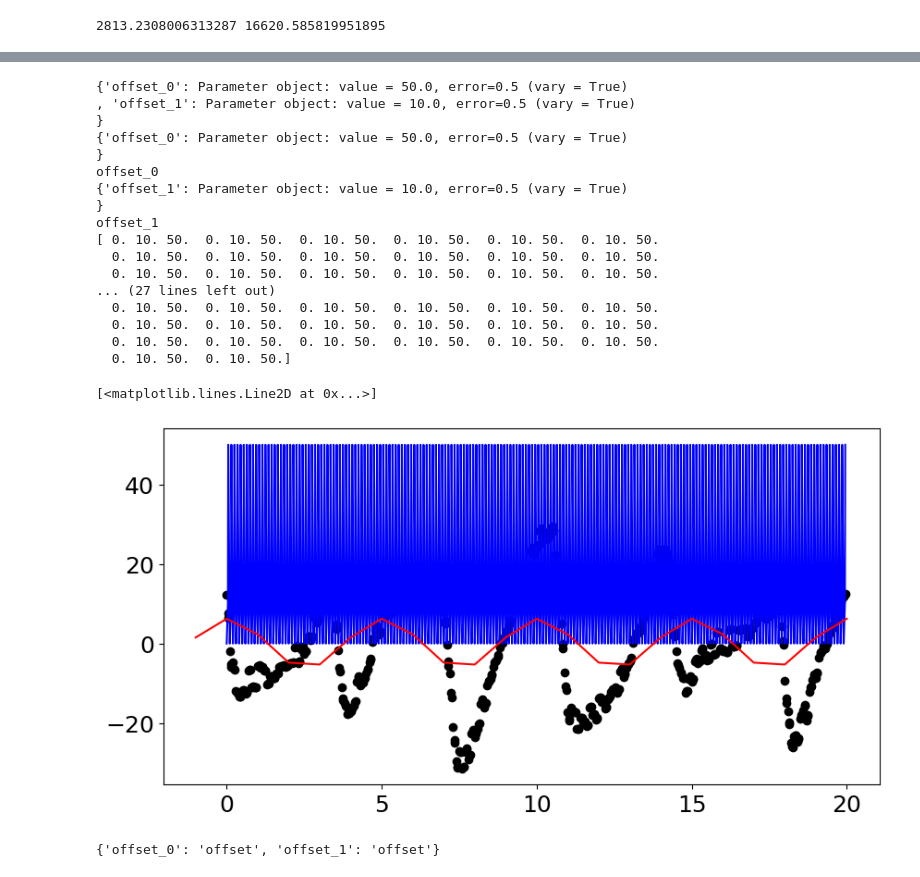
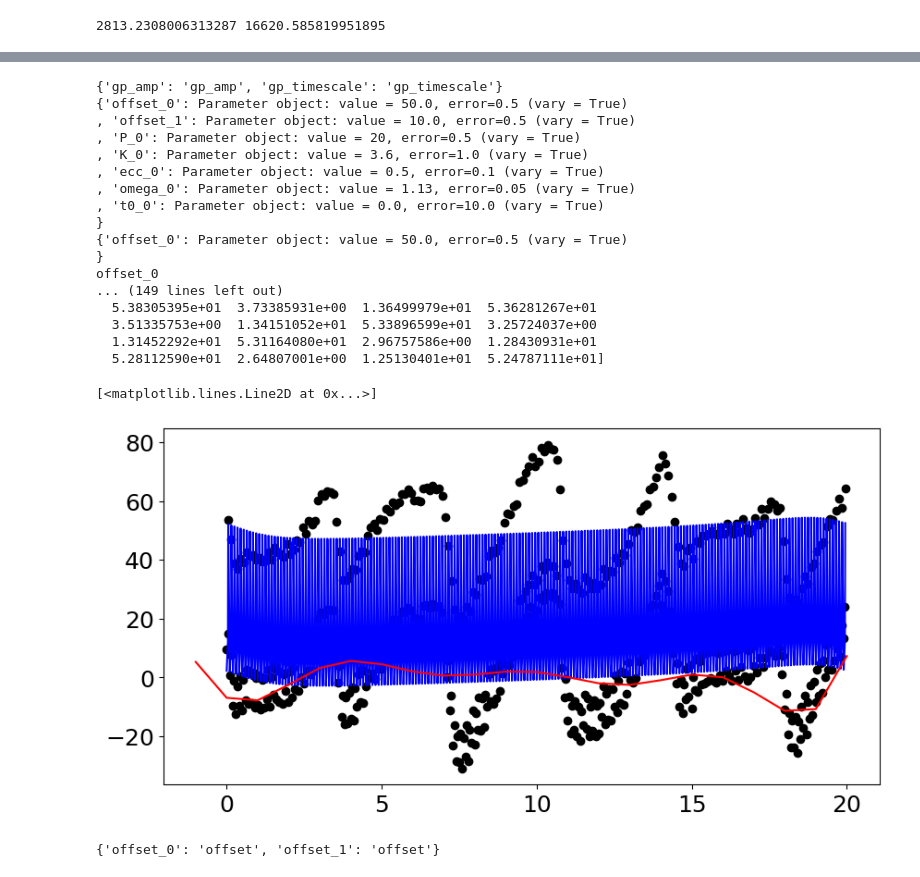
Before and after one commit to frescigno/magpy_rv, a Jupyter notebook: new_test_launcher.ipynb, the cells around one changed output, grey strips where cells are left out. Drawn from its saved outputs; the diff is of its cells as text; code cells hidden in the pictures.

Commit message:
testing the launcher for multiple models

```diff
--- a/new_test_launcher.ipynb
+++ b/new_test_launcher.ipynb
@@ -70,12 +70,12 @@ y1_err = np.ones_like(y1)*0.5
 #time1_flag = np.ones_like(time1)
 
 time2 = np.arange(0.05,20.05,0.1)
-y2 = Aerr*np.cos(time2*(Perr))+Rerr
+y2 = Aerr*np.cos(time2*(Perr))+Rerr+50
 y2_err = np.ones_like(y2)*0.5
 #time2_flag = np.zeros_like(time2)
 
 time3 = np.arange(0.04,20.04,0.1)
-y3 = Aerr*np.cos(time3*(Perr))+Rerr
+y3 = Aerr*np.cos(time3*(Perr))+Rerr+10
 y3_err = np.ones_like(y3)*0.5
 #time3_flag = np.ones_like(time3)*2
 
@@ -142,58 +142,59 @@ nu = 2. * np.arctan(np.sqrt((1.+ecc)/(1.-ecc)) * np.tan(E/2.))
 # %%
 iterations = 10000
 numb_chains = 100
-hparam = par.par_create("Cosine")
+hparam = par.par_create("Expsquared")
+print(hparam)
 hparam["gp_amp"] = par.parameter(value = 10., error = 0.5, vary = True)
-hparam["gp_per"] = par.parameter(value = 5., error = 0.5, vary = True)
+hparam["gp_timescale"] = par.parameter(value = 5., error = 0.5, vary = True)
 prior_list = []
 pri_amp = par.pri_create("gp_amp", "Uniform", [5.,15.])
 prior_list.append(pri_amp)
-pri_per = par.pri_create("gp_per", "Uniform", [0.,10.])
+pri_per = par.pri_create("gp_timescale", "Uniform", [0.,10.])
 prior_list.append(pri_per)
 
-model_list = ["Offset", "Offset"]
+model_list = ["Offset", "Offset", "Keplerian"]
 model_par = mod.mod_create(model_list)
 
-#model_par["P_0"]=par.parameter(value=4.23, error=0.5, vary=True)
-#model_par["K_0"]=par.parameter(value=55.63, error=1., vary=True)
-#model_par["ecc_0"]=par.parameter(value=0.01, error=0.1, vary=True)
-#model_par["omega_0"]=par.parameter(value=1.13, error=0.05, vary=True)
-#model_par["t0_0"]=par.parameter(value=0., error=10., vary=True)
+model_par["P_0"]=par.parameter(value=20, error=0.5, vary=True)
+model_par["K_0"]=par.parameter(value=3.6, error=1., vary=True)
+model_par["ecc_0"]=par.parameter(value=0.5, error=0.1, vary=True)
+model_par["omega_0"]=par.parameter(value=1.13, error=0.05, vary=True)
+model_par["t0_0"]=par.parameter(value=0., error=10., vary=True)
 model_par["offset_0"] = par.parameter(50., 0.5, True) # applied to np.zeros + 1 (2nd item in get_data times list)
 model_par["offset_1"] = par.parameter(10., 0.5, True) # applied ot np.zeros + 2 (3rd item in get_data times list)
 print(model_par)
 model_y = get_model(model_list, time, model_par, to_ecc=False, flags = flags)
 print(model_y)
 
-loglik = gp.GPLikelyhood(time, y, y_err, hparam, "Cosine", model_y, model_par)
+loglik = gp.GPLikelyhood(time, y, y_err, hparam, "Expsquared", model_y, model_par)
 logL = loglik.LogL(prior_list)
 xpred = np.arange(time1[0]-1., time1[-1]+1., 1)
 GP_y, GP_err = loglik.predict(xpred)
 
 plt.figure(figsize=(10,5))
 plt.scatter(time,y, c="k")
 plt.plot(time,model_y, c="b")
 plt.plot(xpred,GP_y,c="r")
 # %% [output]
+{'gp_amp': 'gp_amp', 'gp_timescale': 'gp_timescale'}
 {'offset_0': Parameter object: value = 50.0, error=0.5 (vary = True)
 , 'offset_1': Parameter object: value = 10.0, error=0.5 (vary = True)
+, 'P_0': Parameter object: value = 20, error=0.5 (vary = True)
+, 'K_0': Parameter object: value = 3.6, error=1.0 (vary = True)
+, 'ecc_0': Parameter object: value = 0.5, error=0.1 (vary = True)
+, 'omega_0': Parameter object: value = 1.13, error=0.05 (vary = True)
+, 't0_0': Parameter object: value = 0.0, error=10.0 (vary = True)
 }
 {'offset_0': Parameter object: value = 50.0, error=0.5 (vary = True)
 }
 offset_0
-{'offset_1': Parameter object: value = 10.0, error=0.5 (vary = True)
-}
-offset_1
-[ 0. 10. 50.  0. 10. 50.  0. 10. 50.  0. 10. 50.  0. 10. 50.  0. 10. 50.
-  0. 10. 50.  0. 10. 50.  0. 10. 50.  0. 10. 50.  0. 10. 50.  0. 10. 50.
-  0. 10. 50.  0. 10. 50.  0. 10. 50.  0. 10. 50.  0. 10. 50.  0. 10. 50.
-... (27 lines left out)
-  0. 10. 50.  0. 10. 50.  0. 10. 50.  0. 10. 50.  0. 10. 50.  0. 10. 50.
-  0. 10. 50.  0. 10. 50.  0. 10. 50.  0. 10. 50.  0. 10. 50.  0. 10. 50.
-  0. 10. 50.  0. 10. 50.  0. 10. 50.  0. 10. 50.  0. 10. 50.  0. 10. 50.
-  0. 10. 50.  0. 10. 50.]
+... (149 lines left out)
+  5.38305395e+01  3.73385931e+00  1.36499979e+01  5.36281267e+01
+  3.51335753e+00  1.34151052e+01  5.33896599e+01  3.25724037e+00
+  1.31452292e+01  5.31164080e+01  2.96757586e+00  1.28430931e+01
+  5.28112590e+01  2.64807001e+00  1.25130401e+01  5.24787111e+01]
 [<matplotlib.lines.Line2D at 0x...>]
-[figure, old version]
+[figure, new version]
 # %%
 # %% [output]
 {'offset_0': 'offset', 'offset_1': 'offset'}
```
Also changed, not shown: parts of 1 cell of this notebook.
